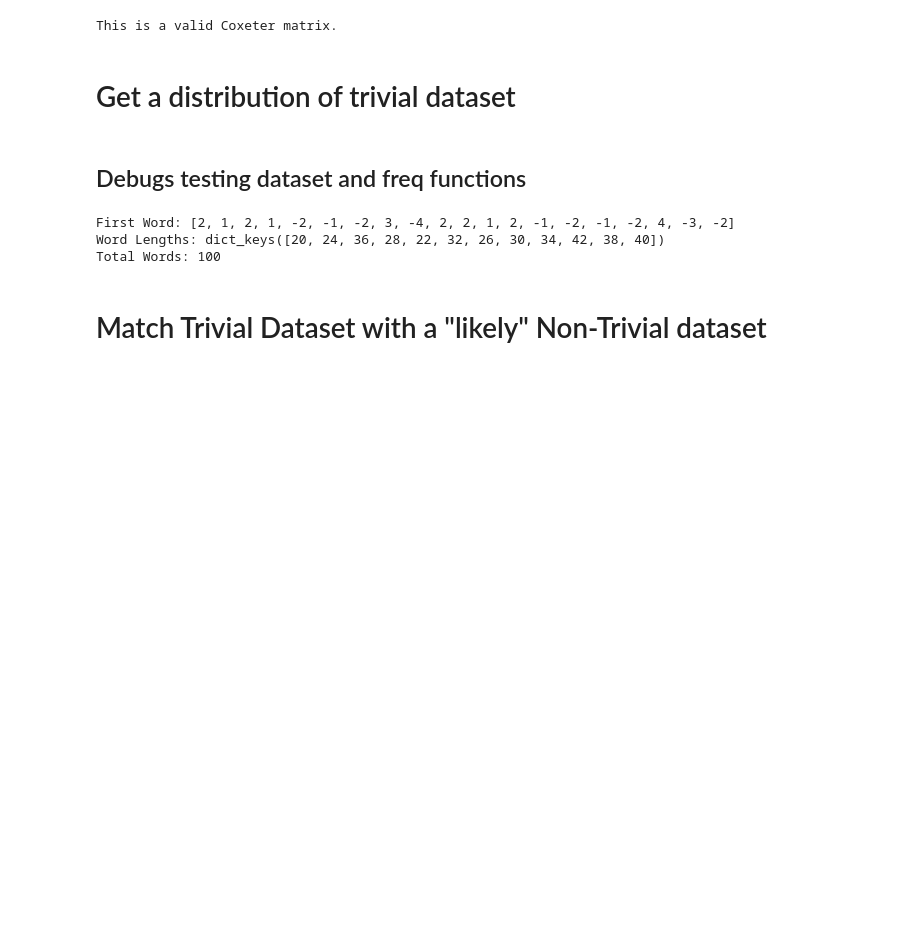
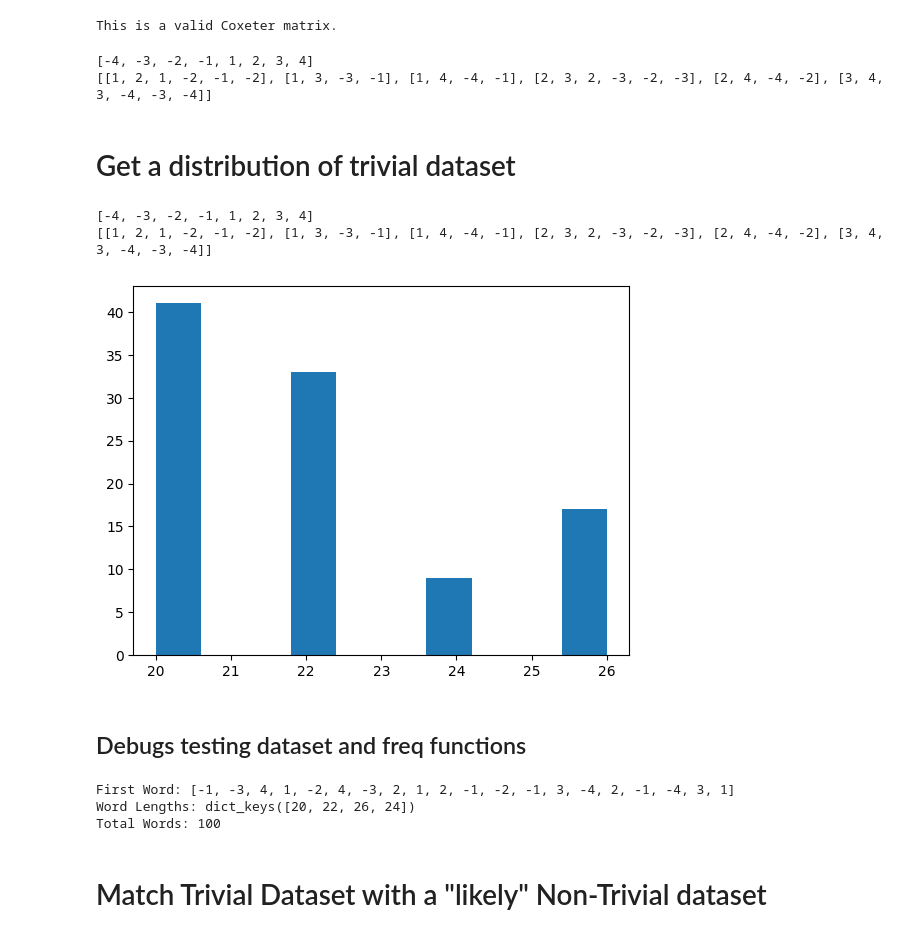
Before and after one commit to egrigsby/CoxeterArtinProject, a Jupyter notebook: Master_GenerateNonTrivial_DavidVanessa.ipynb, the cells around one changed output. Saved outputs shown, nothing was run; the diff lists cells and outputs as text; code cells hidden in the pictures; blank space fills up the shorter version.

```diff
--- a/Master_GenerateNonTrivial_DavidVanessa.ipynb
+++ b/Master_GenerateNonTrivial_DavidVanessa.ipynb
@@ -159,7 +154,7 @@ print(a3)
 # %% [markdown]
 # Generating Trivial Word Dataset
 # %%
-def writeDataset(generators, relators, totalWords, targetSize, mode="coxeter"):
+def writeTrivialDataset(generators, relators, totalWords, targetSize, mode="coxeter"):
   f = open("trivialWords.txt", mode="w")
   words = []
   for i in range(totalWords):
@@ -196,7 +191,10 @@ print(aGenerators)
 print(aRelators)
 totalWords = 100
 targetSize = 20
-dataset = writeDataset(aGenerators, aRelators, totalWords, targetSize, mode="artin")
+dataset = writeTrivialDataset(aGenerators, aRelators, totalWords, targetSize, mode="artin")
+# %% [output]
+[-4, -3, -2, -1, 1, 2, 3, 4]
+[[1, 2, 1, -2, -1, -2], [1, 3, -3, -1], [1, 4, -4, -1], [2, 3, 2, -3, -2, -3], [2, 4, -4, -2], [3, 4, 3, -4, -3, -4]]
 # %% [markdown]
 # Get a distribution of trivial dataset
 # %%
@@ -234,21 +233,25 @@ def plotFrequencies(dataset):
 # %%
 # Using the above functions:
 aGenerators = artin_gen(coxeterMatrix)
 aRelators = artin_rel(coxeterMatrix)
 print(aGenerators)
 print(aRelators)
 totalWords = 100
 targetSize = 20
-words = writeDataset(aGenerators, aRelators, totalWords, targetSize, mode="artin")
+words = writeTrivialDataset(aGenerators, aRelators, totalWords, targetSize, mode="artin")
 #words = readDataset("trivialWords.txt")
 
 plotFrequencies(words)
+# %% [output]
+[-4, -3, -2, -1, 1, 2, 3, 4]
+[[1, 2, 1, -2, -1, -2], [1, 3, -3, -1], [1, 4, -4, -1], [2, 3, 2, -3, -2, -3], [2, 4, -4, -2], [3, 4, 3, -4, -3, -4]]
+[figure, added]
 # %% [markdown]
 ## Debugs testing dataset and freq functions
 # %%
 # Debugging code:
 
-dataset = readDataset(fileName="trivialWords.txt")
+trivialDataset = readDataset(fileName="trivialWords.txt")
 print(f"First Word: {dataset[0]}")
 
 frequencies = getWordLengthFrequencies(dataset)
@@ -259,8 +262,8 @@ for freq in frequencies.values():
   total += freq
 print(f"Total Words: {total}")
 # %% [output]
-First Word: [2, 1, 2, 1, -2, -1, -2, 3, -4, 2, 2, 1, 2, -1, -2, -1, -2, 4, -3, -2]
-Word Lengths: dict_keys([20, 24, 36, 28, 22, 32, 26, 30, 34, 42, 38, 40])
+First Word: [-1, -3, 4, 1, -2, 4, -3, 2, 1, 2, -1, -2, -1, 3, -4, 2, -1, -4, 3, 1]
+Word Lengths: dict_keys([20, 22, 26, 24])
 Total Words: 100
 # %% [markdown]
 # Match Trivial Dataset with a "likely" Non-Trivial dataset
```
Also changed, not shown: parts of 16 cells of this notebook, 5 other files.
